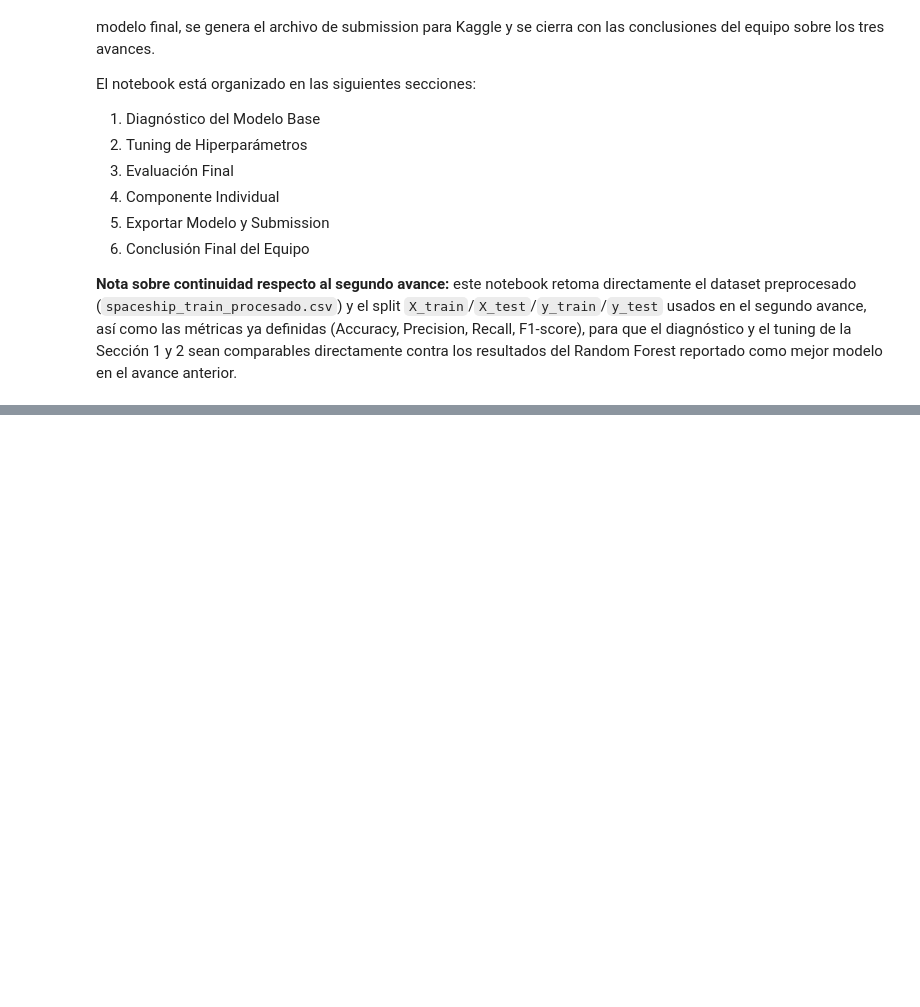
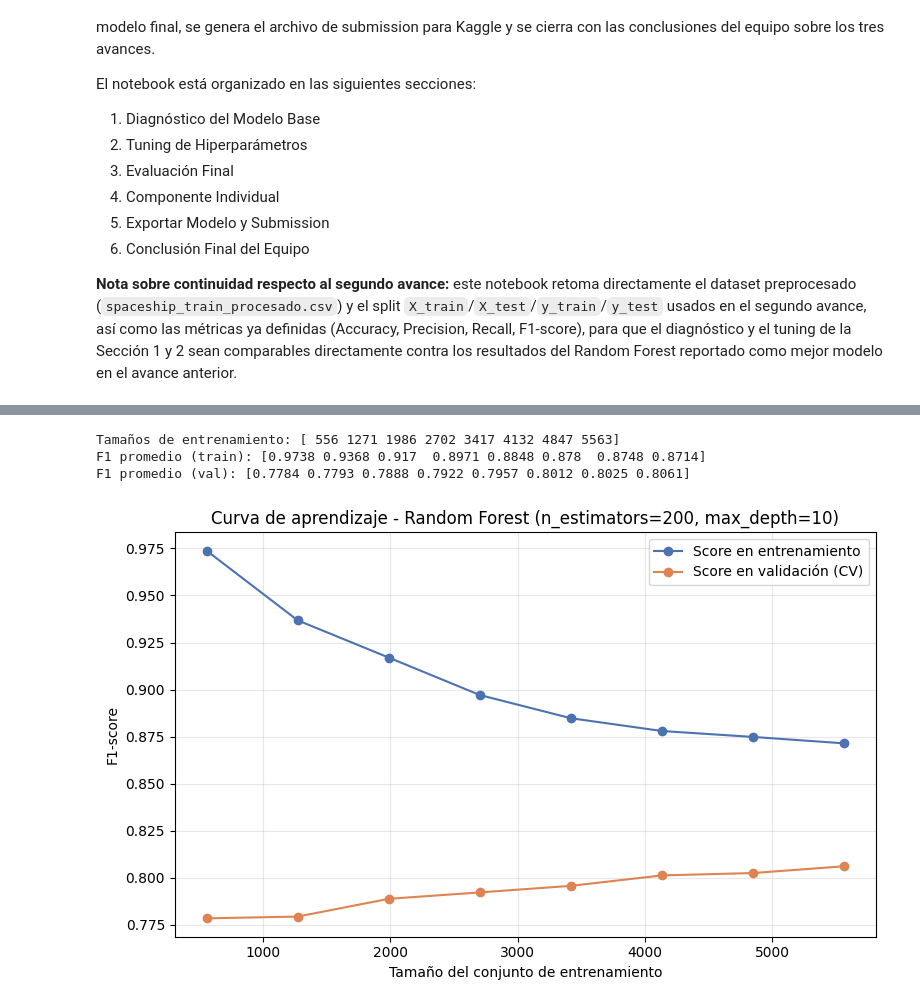
Before and after one commit to A01801224/TC3009C-RI, a Jupyter notebook: Notebooks/Reto_Tercer_Avance_Spaceship_Titanic.ipynb, the cells around one changed output, grey strips where cells are left out. Cells and saved outputs as stored; diff of their text form; code cells hidden in the pictures; blank space fills up the shorter version.

```diff
--- a/Notebooks/Reto_Tercer_Avance_Spaceship_Titanic.ipynb
+++ b/Notebooks/Reto_Tercer_Avance_Spaceship_Titanic.ipynb
@@ -49,0 +122,44 @@ los resultados del Random Forest reportado como mejor modelo en el avance anteri
+# %%
+from sklearn.model_selection import learning_curve
+from sklearn.ensemble import RandomForestClassifier
+import numpy as np
+
+modelo_base = RandomForestClassifier(n_estimators=200, max_depth=10, random_state=RANDOM_STATE)
+
+train_sizes, train_scores, val_scores = learning_curve(
+    modelo_base,
+    X_train, y_train,
+    cv=5,
+    scoring="f1",
+    train_sizes=np.linspace(0.1, 1.0, 8),
+    random_state=RANDOM_STATE,
+    n_jobs=-1,
+)
+
+train_mean = train_scores.mean(axis=1)
+val_mean = val_scores.mean(axis=1)
+
+print("Tamaños de entrenamiento:", train_sizes)
+print("F1 promedio (train):", np.round(train_mean, 4))
+print("F1 promedio (val):", np.round(val_mean, 4))
+# %% [output]
+Tamaños de entrenamiento: [ 556 1271 1986 2702 3417 4132 4847 5563]
+F1 promedio (train): [0.9738 0.9368 0.917  0.8971 0.8848 0.878  0.8748 0.8714]
+F1 promedio (val): [0.7784 0.7793 0.7888 0.7922 0.7957 0.8012 0.8025 0.8061]
+# %%
+#visualizar curva de aprendizaje
+import matplotlib.pyplot as plt
+
+plt.figure(figsize=(8, 5))
+plt.plot(train_sizes, train_mean, "o-", color="#4C72B0", label="Score en entrenamiento")
+plt.plot(train_sizes, val_mean, "o-", color="#DD8452", label="Score en validación (CV)")
+
+plt.xlabel("Tamaño del conjunto de entrenamiento")
+plt.ylabel("F1-score")
+plt.title("Curva de aprendizaje - Random Forest (n_estimators=200, max_depth=10)")
+plt.legend()
+plt.grid(alpha=0.3)
+plt.tight_layout()
+plt.show()
+# %% [output]
+[figure, added]
```
Also changed, not shown: parts of 11 cells of this notebook, 6 other files.
